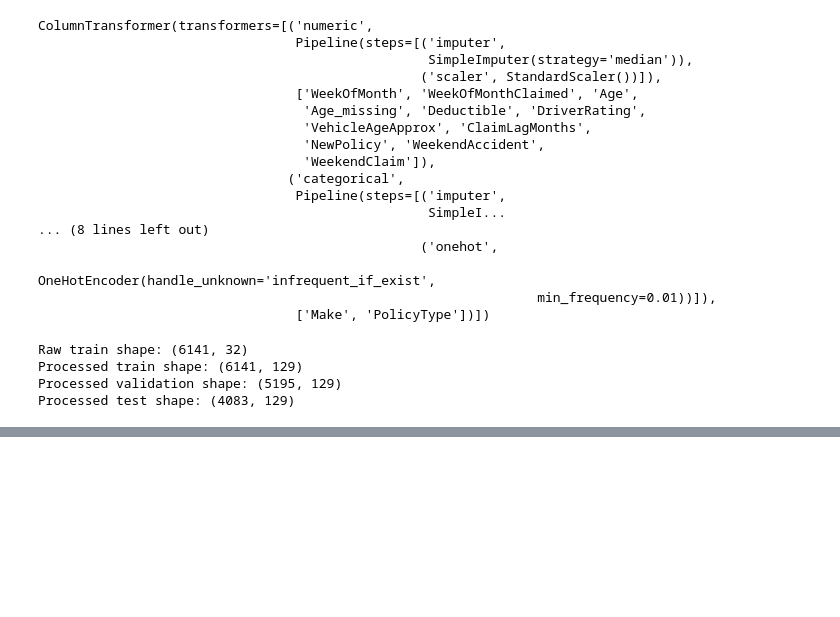
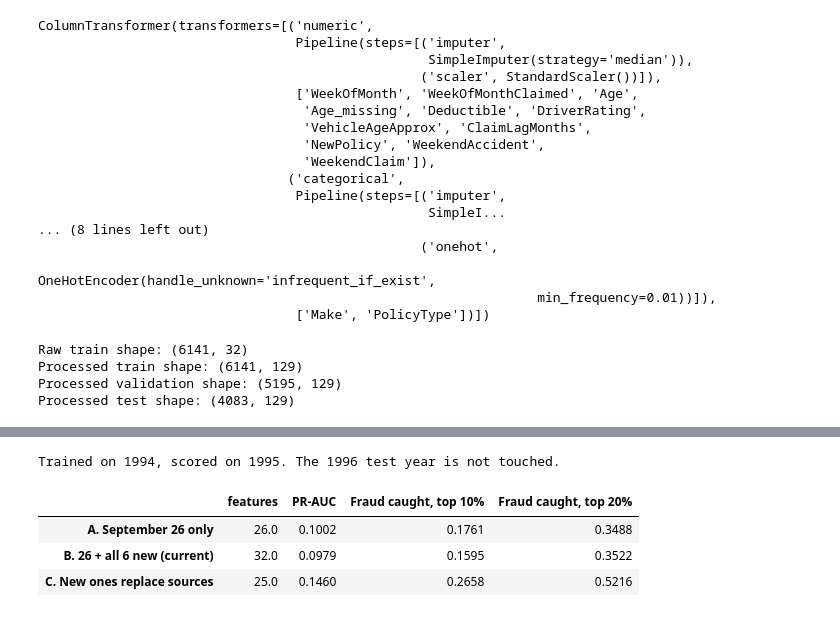
Before and after one commit to Break-Through-Tech/LexisNexis-1A-detecting-fraudulent-insurance-claims, a Jupyter notebook: notebooks/LexisNexis1A_M2_Task1.ipynb, the cells around one changed output, grey strips where cells are left out. Cells and saved outputs as stored; diff of their text form; code cells hidden in the pictures; blank space fills up the shorter version.

```diff
--- a/notebooks/LexisNexis1A_M2_Task1.ipynb
+++ b/notebooks/LexisNexis1A_M2_Task1.ipynb
@@ -263,0 +317,68 @@ array(['numeric__WeekOfMonth', 'numeric__WeekOfMonthClaimed',
+# %%
+from sklearn.linear_model import LogisticRegression
+from sklearn.metrics import average_precision_score
+
+# one engineered copy of the data, split the same way as the rest of the notebook
+eng = add_engineered_features(df[SAFE_FEATURES + ["Year", TARGET]])
+tr = eng[eng["Year"] == 1994]
+va = eng[eng["Year"] == 1995]
+
+ENGINEERED = ["AgeBand", "VehicleAgeApprox", "ClaimLagMonths",
+              "NewPolicy", "WeekendAccident", "WeekendClaim"]
+
+# the original columns each new feature was built out of
+SOURCES = ["Age", "AgeOfVehicle", "Month", "MonthClaimed",
+           "DayOfWeek", "DayOfWeekClaimed", "Days_Policy_Accident"]
+
+feature_sets = {
+    "A. September 26 only": SAFE_FEATURES,
+    "B. 26 + all 6 new (current)": SAFE_FEATURES + ENGINEERED,
+    "C. New ones replace sources": (
+        [c for c in SAFE_FEATURES if c not in SOURCES] + ENGINEERED
+    ),
+}
+
+
+def build_model(X):
+    num = X.select_dtypes(include="number").columns.tolist()
+    cat = X.select_dtypes(exclude="number").columns.tolist()
+    pre = ColumnTransformer([
+        ("num", Pipeline([
+            ("imp", SimpleImputer(strategy="median")),
+            ("sc", StandardScaler())
+        ]), num),
+        ("cat", Pipeline([
+            ("imp", SimpleImputer(strategy="most_frequent")),
+            ("oh", OneHotEncoder(handle_unknown="ignore"))
+        ]), cat),
+    ])
+    return Pipeline([("pre", pre),
+                     ("clf", LogisticRegression(max_iter=1000))])
+
+
+def capture_at(y_true, scores, pct):
+    """share of all the fraud that lands in the top pct of scored claims"""
+    n = int(len(scores) * pct)
+    top = np.argsort(scores)[::-1][:n]
+    return y_true.iloc[top].sum() / y_true.sum()
+
+
+results = {}
+for name, feats in feature_sets.items():
+    m = build_model(tr[feats]).fit(tr[feats], tr[TARGET])
+    p = m.predict_proba(va[feats])[:, 1]
+    results[name] = {
+        "features": len(feats),
+        "PR-AUC": average_precision_score(va[TARGET], p),
+        "Fraud caught, top 10%": capture_at(va[TARGET], p, 0.10),
+        "Fraud caught, top 20%": capture_at(va[TARGET], p, 0.20),
+    }
+
+print("Trained on 1994, scored on 1995. The 1996 test year is not touched.\n")
+display(pd.DataFrame(results).T.round(4))
+# %% [output]
+Trained on 1994, scored on 1995. The 1996 test year is not touched.
+|  | features | PR-AUC | Fraud caught, top 10% | Fraud caught, top 20% |
+| A. September 26 only | 26.0 | 0.1002 | 0.1761 | 0.3488 |
+| B. 26 + all 6 new (current) | 32.0 | 0.0979 | 0.1595 | 0.3522 |
+| C. New ones replace sources | 25.0 | 0.1460 | 0.2658 | 0.5216 |
```
Also changed, not shown: parts of 9 cells of this notebook.
